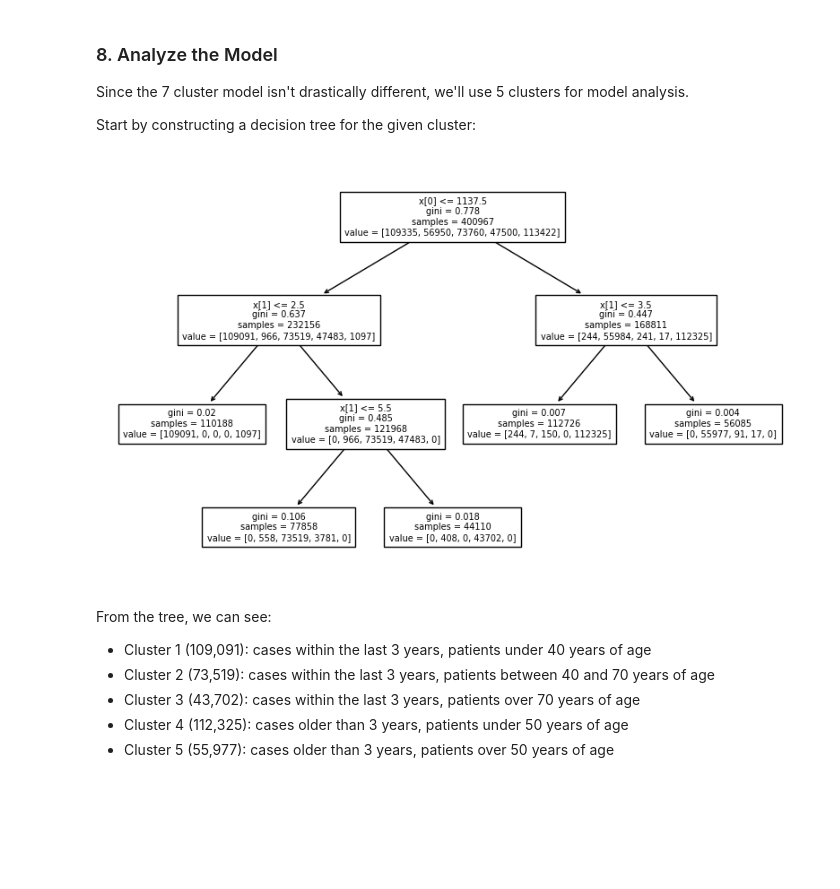
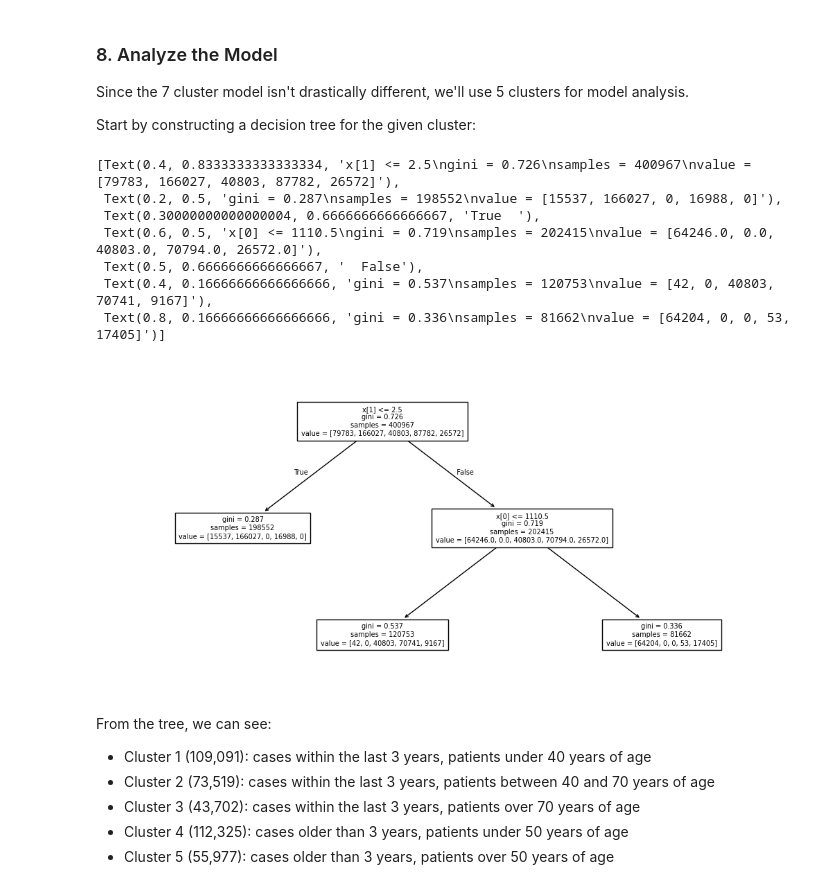
Before and after one commit to jsandino/covid19-to, a Jupyter notebook: covid19_to.ipynb, the cells around one changed output. Drawn from its saved outputs; the diff is of its cells as text; code cells hidden in the pictures; blank space fills up the shorter version.

```diff
--- a/covid19_to.ipynb
+++ b/covid19_to.ipynb
@@ -384,13 +383,20 @@ Start by constructing a decision tree for the given cluster:
 # %%
 from sklearn.tree import DecisionTreeClassifier, plot_tree
 
-tree_model = DecisionTreeClassifier(min_impurity_decrease=0.1)
+tree_model = DecisionTreeClassifier(min_impurity_decrease=0.1, random_state=4321)
 tree_model.fit(case_df[["Recency", "Ages", "Gender", "Outcome"]], case_df["Cluster5"])
 
-plt.figure(figsize=(10,6))
-plot_tree(tree_model, fontsize=7);
+plt.figure(figsize=(13,6))
+plot_tree(tree_model, fontsize=7)
 # %% [output]
+[Text(0.4, 0.8333333333333334, 'x[1] <= 2.5\ngini = 0.726\nsamples = 400967\nvalue = [79783, 166027, 40803, 87782, 26572]'),
+ Text(0.2, 0.5, 'gini = 0.287\nsamples = 198552\nvalue = [15537, 166027, 0, 16988, 0]'),
+ Text(0.30000000000000004, 0.6666666666666667, 'True  '),
+ Text(0.6, 0.5, 'x[0] <= 1110.5\ngini = 0.719\nsamples = 202415\nvalue = [64246.0, 0.0, 40803.0, 70794.0, 26572.0]'),
+ Text(0.5, 0.6666666666666667, '  False'),
+ Text(0.4, 0.16666666666666666, 'gini = 0.537\nsamples = 120753\nvalue = [42, 0, 40803, 70741, 9167]'),
+ Text(0.8, 0.16666666666666666, 'gini = 0.336\nsamples = 81662\nvalue = [64204, 0, 0, 53, 17405]')]
-[figure, old version]
+[figure, new version]
 # %% [markdown]
 From the tree, we can see:
 
```
Also changed, not shown: parts of 10 cells of this notebook, 2 other files.
